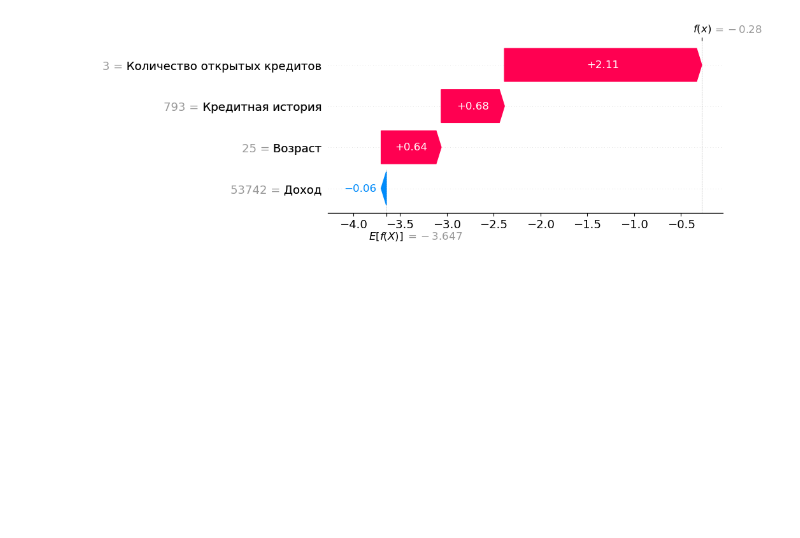
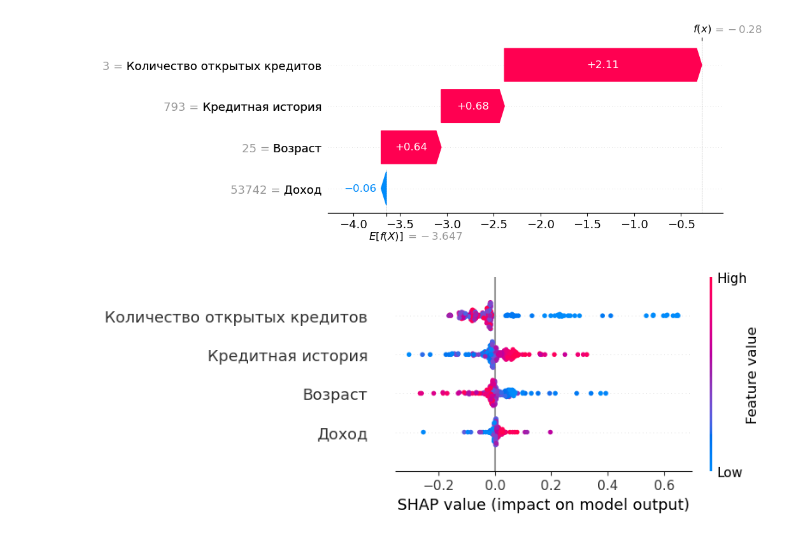
Before and after one commit to Seynro/LIME_SHAP_Scoring_model, a Jupyter notebook: main.ipynb, the cells around one changed output. Drawn from its saved outputs; the diff is of its cells as text; code cells hidden in the pictures; blank space fills up the shorter version.

```diff
--- a/main.ipynb
+++ b/main.ipynb
@@ -88,3 +73,14 @@ shap_values = explainer_shap(X_test)
 shap.plots.waterfall(shap_values[0])
 # %% [output]
 [figure]
+# %%
+import warnings
+warnings.filterwarnings('ignore')
+
+explainer = shap.KernelExplainer(model.predict, shap.sample(X_test, 100))
+
+shap_values = explainer.shap_values(X_test)
+
+shap.summary_plot(shap_values, X_test)
+# %% [output]
+[figure, added]
```
Also changed, not shown: parts of 5 cells of this notebook.
